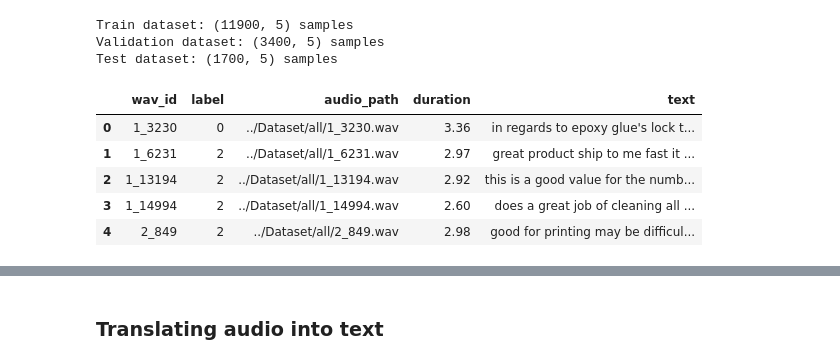
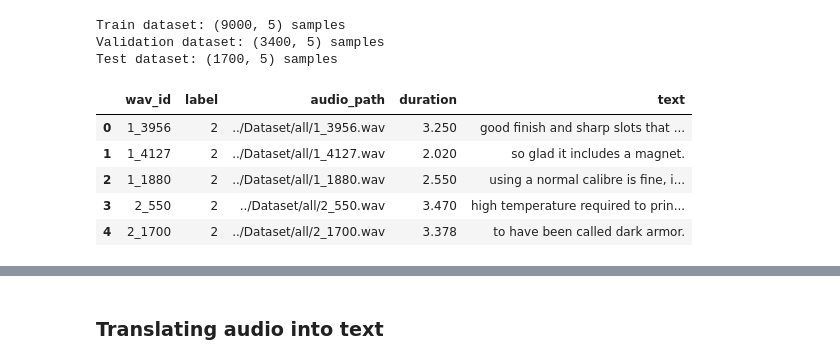
Before and after one commit to TurrAlix/Sound-Sentiment-Analysis, a Jupyter notebook: src/main.ipynb, the cells around one changed output, grey strips where cells are left out. Cells and saved outputs as stored; diff of their text form; code cells hidden in the pictures.

Commit message:
[balanced dataset] Add the managing of the balanced of the training dataset in the main

```diff
--- a/src/main.ipynb
+++ b/src/main.ipynb
@@ -20,19 +20,19 @@ from sklearn.model_selection import train_test_split
 # print(f"Validation dataset: {df_val.shape} samples")
 # %%
 dataset_manager = SoundDataset("../Dataset")
-df_train, df_val, df_test = dataset_manager.load_datasets()
+df_train, df_val, df_test = dataset_manager.load_datasets(balanced=True)
 print(f"Train dataset: {df_train.shape} samples")
 print(f"Validation dataset: {df_val.shape} samples")
 print(f"Test dataset: {df_test.shape} samples")
 df_train.head()
 # %% [output]
-Train dataset: (11900, 5) samples
+Train dataset: (9000, 5) samples
 Validation dataset: (3400, 5) samples
 Test dataset: (1700, 5) samples
 |  | wav_id | label | audio_path | duration | text |
-| 0 | 1_3230 | 0 | ../Dataset/all/1_3230.wav | 3.36 | in regards to epoxy glue's lock t... |
-| 1 | 1_6231 | 2 | ../Dataset/all/1_6231.wav | 2.97 | great product ship to me fast it ... |
-| 2 | 1_13194 | 2 | ../Dataset/all/1_13194.wav | 2.92 | this is a good value for the numb... |
-| 3 | 1_14994 | 2 | ../Dataset/all/1_14994.wav | 2.60 | does a great job of cleaning all ... |
-| 4 | 2_849 | 2 | ../Dataset/all/2_849.wav | 2.98 | good for printing may be difficul... |
+| 0 | 1_3956 | 2 | ../Dataset/all/1_3956.wav | 3.250 | good finish and sharp slots that ... |
+| 1 | 1_4127 | 2 | ../Dataset/all/1_4127.wav | 2.020 | so glad it includes a magnet. |
+| 2 | 1_1880 | 2 | ../Dataset/all/1_1880.wav | 2.550 | using a normal calibre is fine, i... |
+| 3 | 2_550 | 2 | ../Dataset/all/2_550.wav | 3.470 | high temperature required to prin... |
+| 4 | 2_1700 | 2 | ../Dataset/all/2_1700.wav | 3.378 | to have been called dark armor. |
 # %%
```
Also changed, not shown: parts of 11 cells of this notebook, 2 other files.
